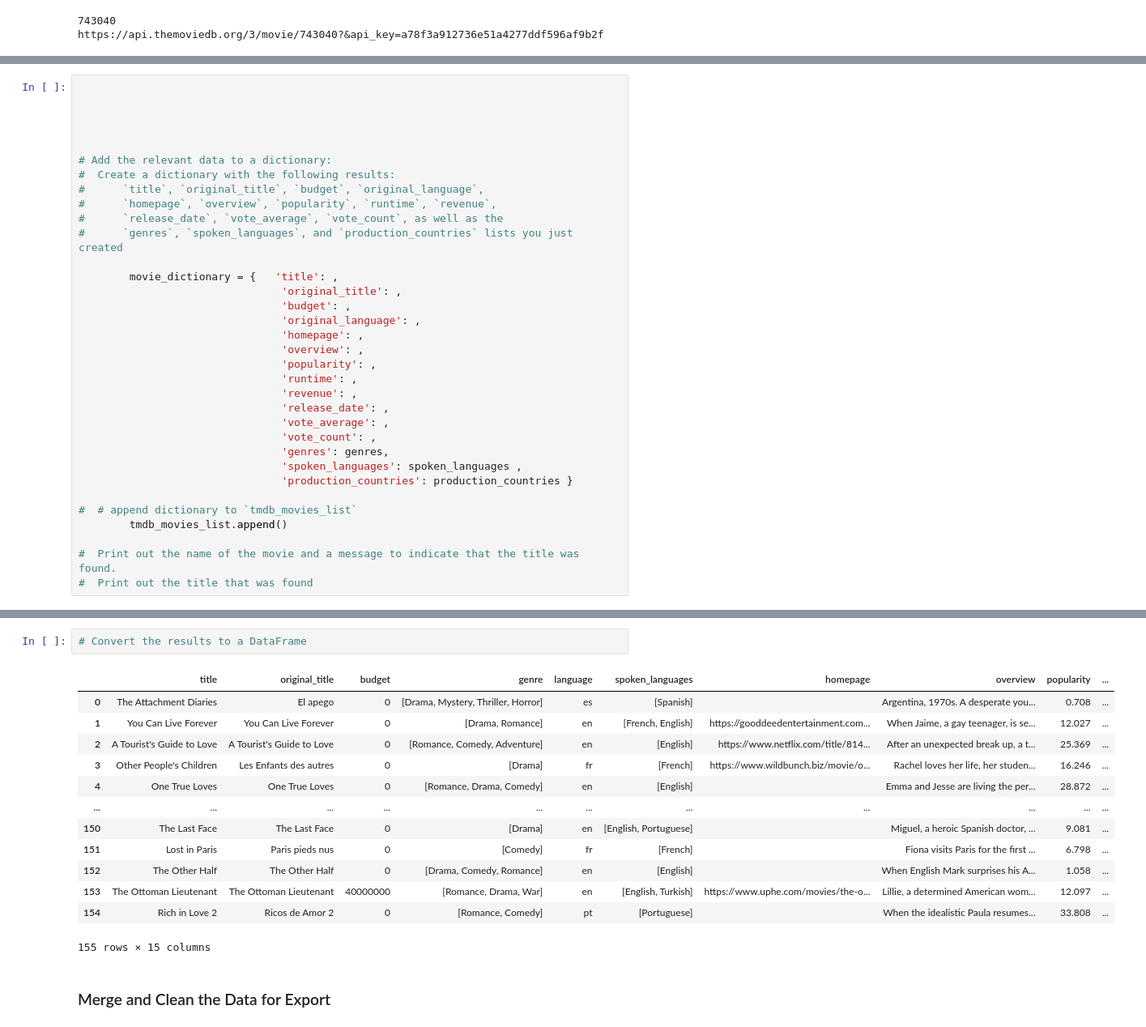
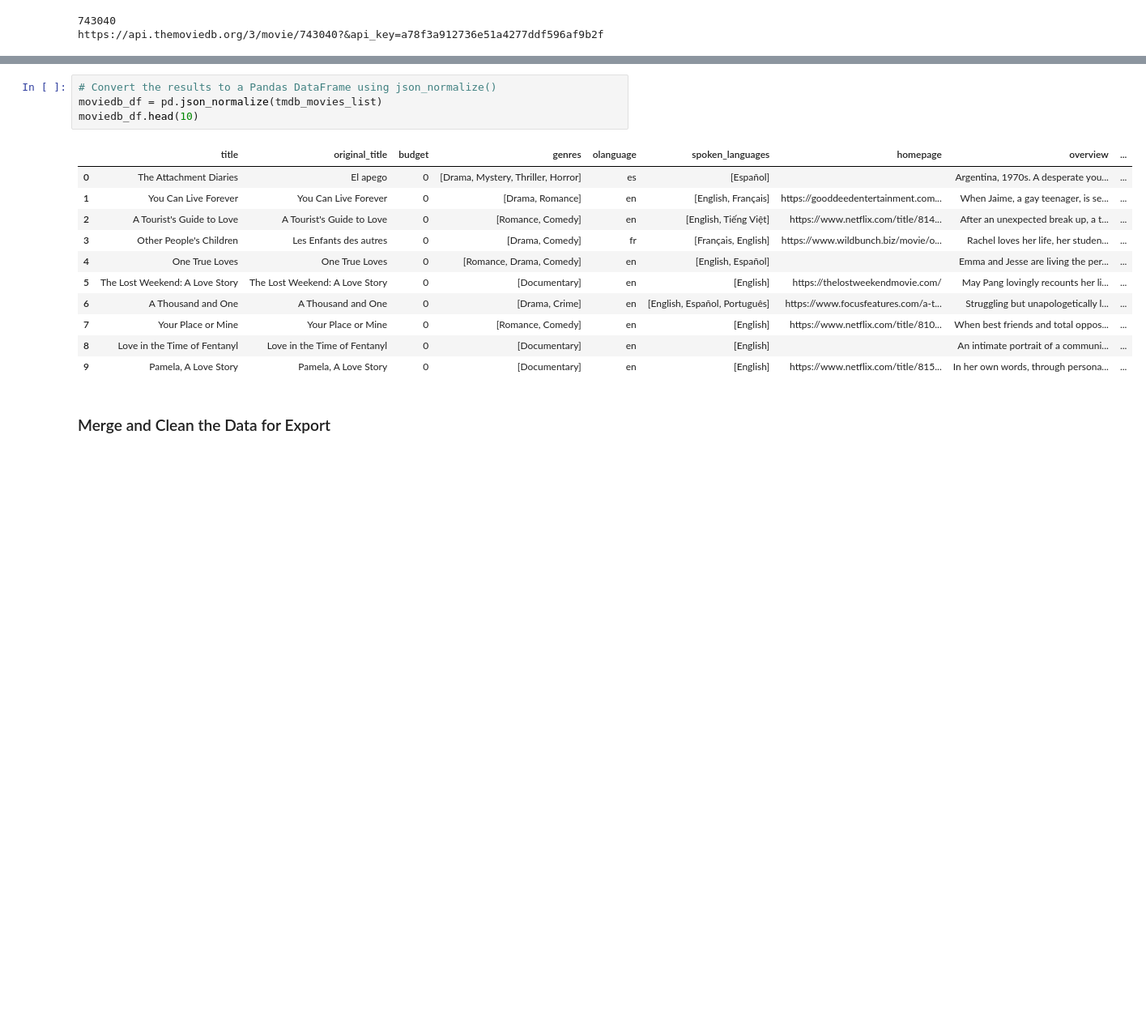
Before and after one commit to willablackmon/movie-reviews-data-sourcing, a Jupyter notebook: retrieve_movie_data.ipynb, the cells around one changed output, grey strips where cells are left out. Shown at 81% size. Saved outputs shown, nothing was run; the diff lists cells and outputs as text; blank space fills up the shorter version.

```diff
--- a/retrieve_movie_data.ipynb
+++ b/retrieve_movie_data.ipynb
@@ -427,37 +426,3 @@ id_query_url = f"{id_url}{movie_id}?{tmdb_key_string}"
-# %%
-
-
-
-
-
-# Add the relevant data to a dictionary:
-#  Create a dictionary with the following results:
-#      `title`, `original_title`, `budget`, `original_language`,
-#      `homepage`, `overview`, `popularity`, `runtime`, `revenue`,
-#      `release_date`, `vote_average`, `vote_count`, as well as the
-#      `genres`, `spoken_languages`, and `production_countries` lists you just created
-
-        movie_dictionary = {   'title': ,
-                                'original_title': ,
-                                'budget': ,
-                                'original_language': ,
-                                'homepage': ,
-                                'overview': ,
-                                'popularity': ,
-                                'runtime': ,
-                                'revenue': ,
-                                'release_date': ,
-                                'vote_average': ,
-                                'vote_count': ,
-                                'genres': genres,
-                                'spoken_languages': spoken_languages ,
-                                'production_countries': production_countries }
-
-#  # append dictionary to `tmdb_movies_list`
-        tmdb_movies_list.append()
-
-#  Print out the name of the movie and a message to indicate that the title was found.
-#  Print out the title that was found
 # %%
 # Preview the first 5 results in JSON format
 # Use json.dumps with argument indent=4 to format data
@@ -487,20 +449,20 @@ JSON Sample 0 (Review: ‘Kangaroo: A Love-Hate Story’ Exposes a Wildlife Mass
 }
 # %%
-# Convert the results to a DataFrame
+# Convert the results to a Pandas DataFrame using json_normalize()
+moviedb_df = pd.json_normalize(tmdb_movies_list)
+moviedb_df.head(10)
 # %% [output]
-|  | title | original_title | budget | genre | language | spoken_languages | homepage | overview | popularity | ... |
-| 0 | The Attachment Diaries | El apego | 0 | [Drama, Mystery, Thriller, Horror] | es | [Spanish] |  | Argentina, 1970s. A desperate you... | 0.708 | ... |
-| 1 | You Can Live Forever | You Can Live Forever | 0 | [Drama, Romance] | en | [French, English] | https://gooddeedentertainment.com... | When Jaime, a gay teenager, is se... | 12.027 | ... |
-| 2 | A Tourist's Guide to Love | A Tourist's Guide to Love | 0 | [Romance, Comedy, Adventure] | en | [English] | https://www.netflix.com/title/814... | After an unexpected break up, a t... | 25.369 | ... |
-| 3 | Other People's Children | Les Enfants des autres | 0 | [Drama] | fr | [French] | https://www.wildbunch.biz/movie/o... | Rachel loves her life, her studen... | 16.246 | ... |
-| 4 | One True Loves | One True Loves | 0 | [Romance, Drama, Comedy] | en | [English] |  | Emma and Jesse are living the per... | 28.872 | ... |
-| ... | ... | ... | ... | ... | ... | ... | ... | ... | ... | ... |
-| 150 | The Last Face | The Last Face | 0 | [Drama] | en | [English, Portuguese] |  | Miguel, a heroic Spanish doctor, ... | 9.081 | ... |
-| 151 | Lost in Paris | Paris pieds nus | 0 | [Comedy] | fr | [French] |  | Fiona visits Paris for the first ... | 6.798 | ... |
-| 152 | The Other Half | The Other Half | 0 | [Drama, Comedy, Romance] | en | [English] |  | When English Mark surprises his A... | 1.058 | ... |
-| 153 | The Ottoman Lieutenant | The Ottoman Lieutenant | 40000000 | [Romance, Drama, War] | en | [English, Turkish] | https://www.uphe.com/movies/the-o... | Lillie, a determined American wom... | 12.097 | ... |
-| 154 | Rich in Love 2 | Ricos de Amor 2 | 0 | [Romance, Comedy] | pt | [Portuguese] |  | When the idealistic Paula resumes... | 33.808 | ... |
+|  | title | original_title | budget | genres | olanguage | spoken_languages | homepage | overview | ... |
+| 0 | The Attachment Diaries | El apego | 0 | [Drama, Mystery, Thriller, Horror] | es | [Español] |  | Argentina, 1970s. A desperate you... | ... |
+| 1 | You Can Live Forever | You Can Live Forever | 0 | [Drama, Romance] | en | [English, Français] | https://gooddeedentertainment.com... | When Jaime, a gay teenager, is se... | ... |
+| 2 | A Tourist's Guide to Love | A Tourist's Guide to Love | 0 | [Romance, Comedy] | en | [English, Tiếng Việt] | https://www.netflix.com/title/814... | After an unexpected break up, a t... | ... |
+| 3 | Other People's Children | Les Enfants des autres | 0 | [Drama, Comedy] | fr | [Français, English] | https://www.wildbunch.biz/movie/o... | Rachel loves her life, her studen... | ... |
+| 4 | One True Loves | One True Loves | 0 | [Romance, Drama, Comedy] | en | [English, Español] |  | Emma and Jesse are living the per... | ... |
+| 5 | The Lost Weekend: A Love Story | The Lost Weekend: A Love Story | 0 | [Documentary] | en | [English] | https://thelostweekendmovie.com/ | May Pang lovingly recounts her li... | ... |
+| 6 | A Thousand and One | A Thousand and One | 0 | [Drama, Crime] | en | [English, Español, Português] | https://www.focusfeatures.com/a-t... | Struggling but unapologetically l... | ... |
+| 7 | Your Place or Mine | Your Place or Mine | 0 | [Romance, Comedy] | en | [English] | https://www.netflix.com/title/810... | When best friends and total oppos... | ... |
+| 8 | Love in the Time of Fentanyl | Love in the Time of Fentanyl | 0 | [Documentary] | en | [English] |  | An intimate portrait of a communi... | ... |
+| 9 | Pamela, A Love Story | Pamela, A Love Story | 0 | [Documentary] | en | [English] | https://www.netflix.com/title/815... | In her own words, through persona... | ... |
-155 rows × 15 columns
 # %% [markdown]
 ### Merge and Clean the Data for Export
 # %%
```
Also changed, not shown: parts of 5 cells of this notebook, 1 other file.
